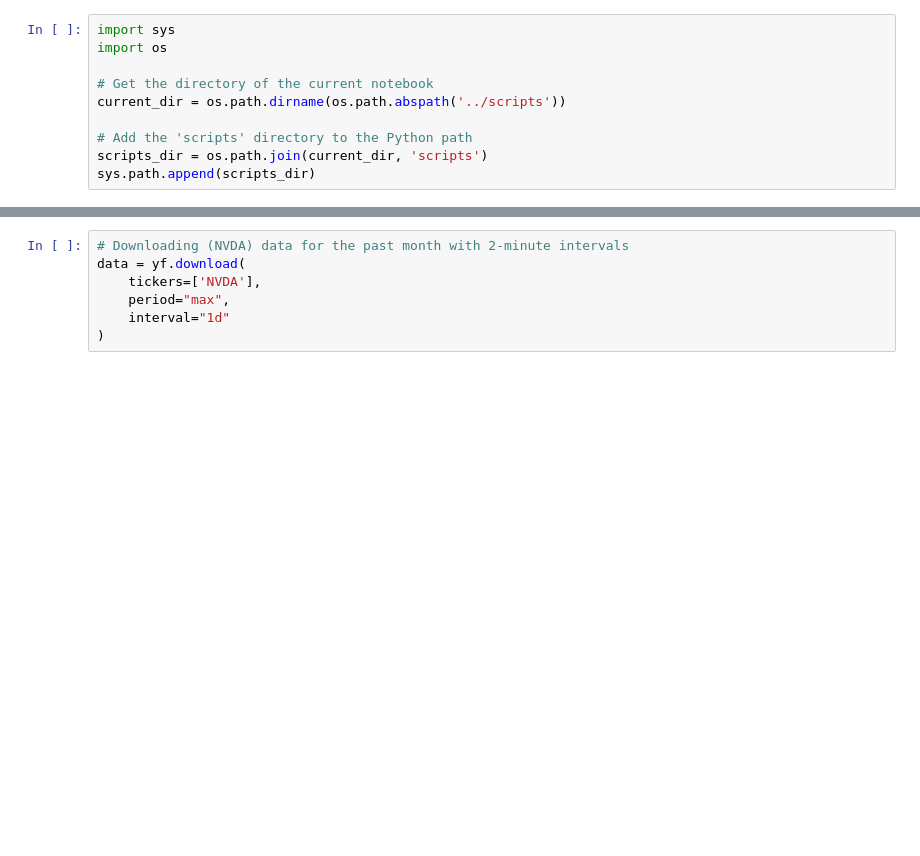
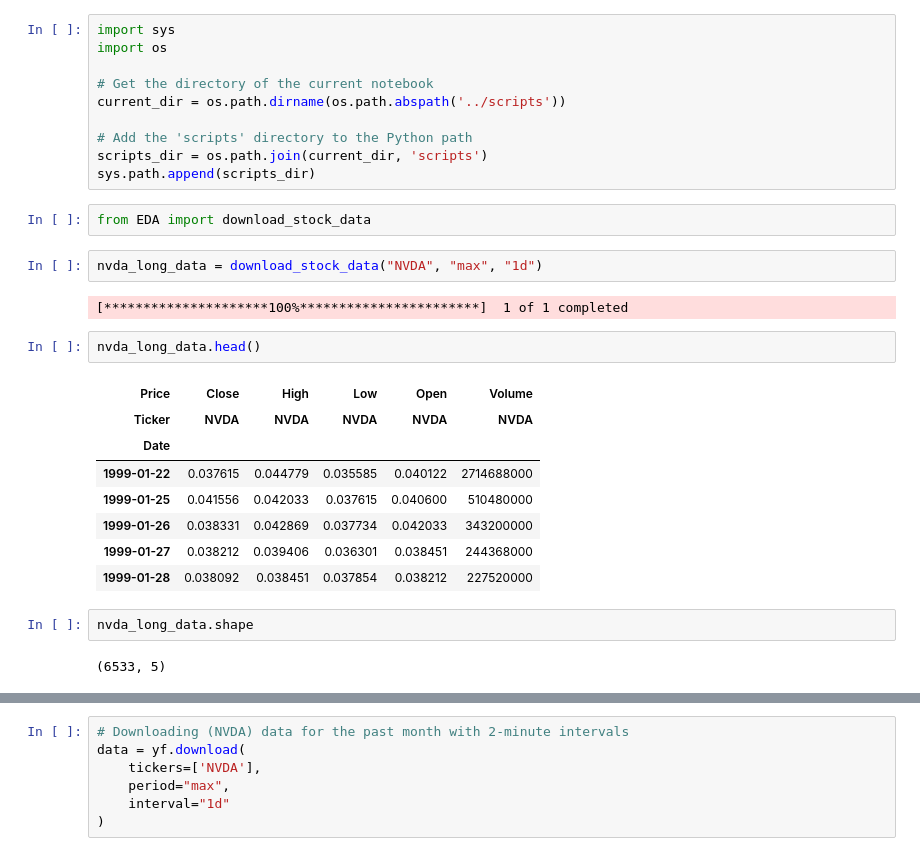
Before and after one commit to surak-alf/STOCK, a Jupyter notebook: notebooks/NVDA_LONG.ipynb, the cells around one changed output, grey strips where cells are left out. Saved outputs shown, nothing was run; the diff lists cells and outputs as text; blank space fills up the shorter version.

```diff
--- a/notebooks/NVDA_LONG.ipynb
+++ b/notebooks/NVDA_LONG.ipynb
@@ -11,3 +14,24 @@ current_dir = os.path.dirname(os.path.abspath('../scripts'))
 # Add the 'scripts' directory to the Python path
 scripts_dir = os.path.join(current_dir, 'scripts')
 sys.path.append(scripts_dir)
+# %%
+from EDA import download_stock_data
+# %%
+nvda_long_data = download_stock_data("NVDA", "max", "1d")
+# %% [output]
+[*********************100%***********************]  1 of 1 completed
+# %%
+nvda_long_data.head()
+# %% [output]
+| Price | Close | High | Low | Open | Volume |
+| Ticker | NVDA | NVDA | NVDA | NVDA | NVDA |
+| Date |  |  |  |  |  |
+| 1999-01-22 | 0.037615 | 0.044779 | 0.035585 | 0.040122 | 2714688000 |
+| 1999-01-25 | 0.041556 | 0.042033 | 0.037615 | 0.040600 | 510480000 |
+| 1999-01-26 | 0.038331 | 0.042869 | 0.037734 | 0.042033 | 343200000 |
+| 1999-01-27 | 0.038212 | 0.039406 | 0.036301 | 0.038451 | 244368000 |
+| 1999-01-28 | 0.038092 | 0.038451 | 0.037854 | 0.038212 | 227520000 |
+# %%
+nvda_long_data.shape
+# %% [output]
+(6533, 5)
```
Also changed, not shown: parts of 3 cells of this notebook, 8 other files.
